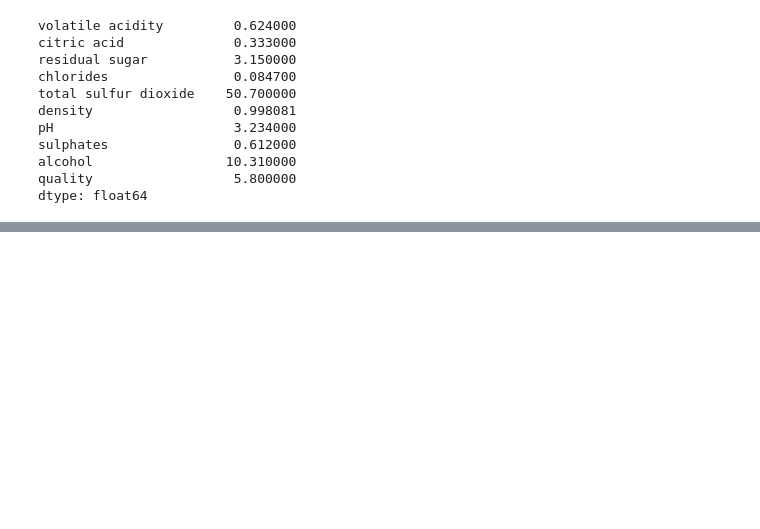
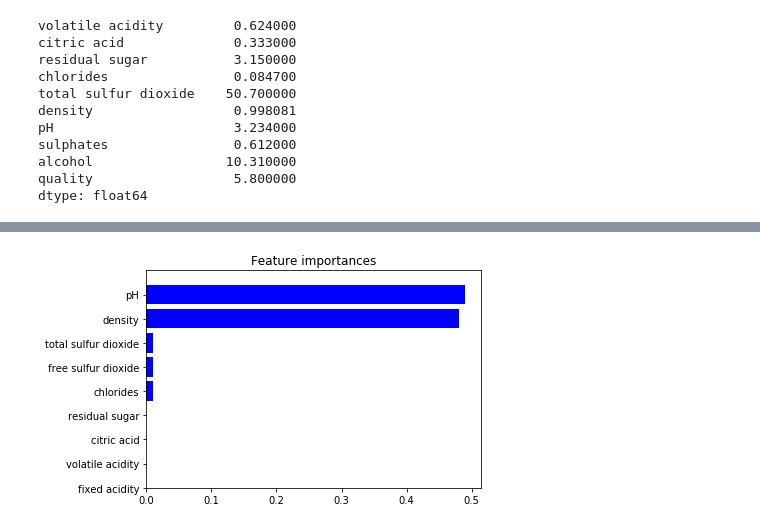
Before and after one commit to Ayofaj/SGA08_DATSCI, a Jupyter notebook: red-wine.ipynb, the cells around one changed output, grey strips where cells are left out. Cells and saved outputs as stored; diff of their text form; code cells hidden in the pictures; blank space fills up the shorter version.

```diff
--- a/red-wine.ipynb
+++ b/red-wine.ipynb
@@ -246,0 +280,2 @@ dtype: float64
+# %%
+colum_names = ['fixed acidity', 'volatile acidity', 'citric acid', 'residual sugar', 'chlorides', 'free sulfur dioxide', 'total sulfur dioxide', 'density', 'pH', 'sulphates', 'alcohol']
@@ -246,0 +288,17 @@ dtype: float64
+# %%
+importance=ada_classifier.feature_importances_
+
+std = np.std([tree.feature_importances_ for tree in ada_classifier.estimators_],
+             axis=0)
+indices = np.argsort(importance)
+
+plt.figure()
+plt.title("Feature importances")
+plt.barh(range(x.shape[1]), importance[indices],
+       color="b",  align="center")
+
+plt.yticks(range(x.shape[1]), colum_names)
+plt.ylim([0, x.shape[1]])
+plt.show()
+# %% [output]
+[figure, added]
```
Also changed, not shown: parts of 5 cells of this notebook, 2 other files.
